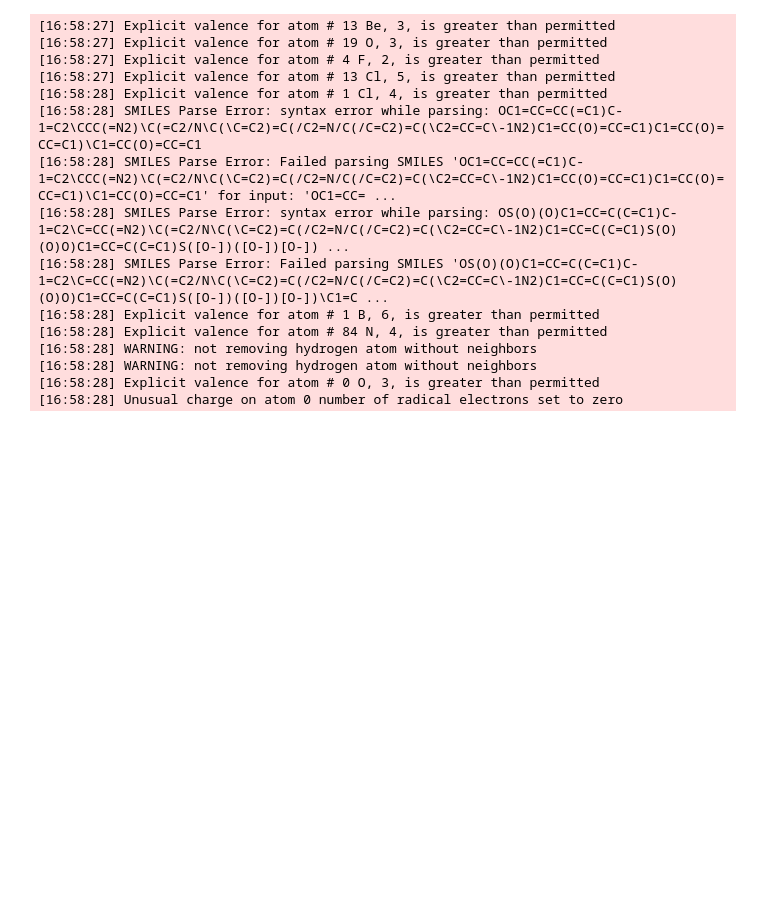
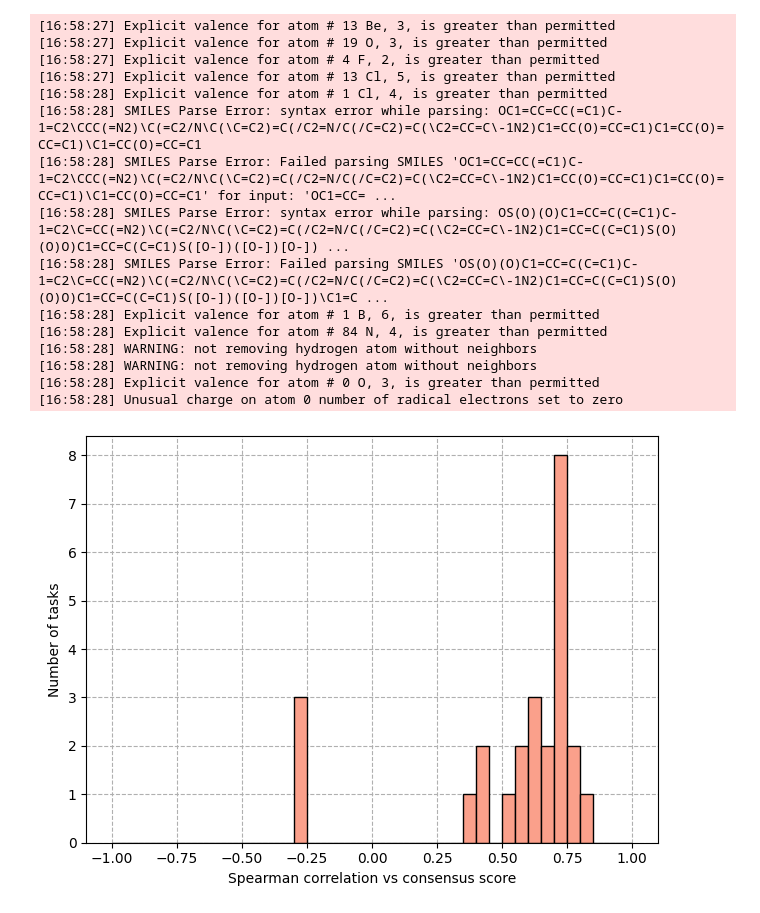
Before and after one commit to ersilia-os/chembl-antimicrobial-models, a Jupyter notebook: notebooks/get_random_DrugBank.ipynb, the cells around one changed output. Drawn from its saved outputs; the diff is of its cells as text; code cells hidden in the pictures; blank space fills up the shorter version.

Commit message:
correlations drugbank and prioritizing sets

```diff
--- a/notebooks/get_random_DrugBank.ipynb
+++ b/notebooks/get_random_DrugBank.ipynb
@@ -1,8 +1,13 @@
 # %%
 from rdkit.Chem import rdFingerprintGenerator
+import matplotlib.pyplot as plt
+import scipy.stats as ss
 from rdkit import Chem
 import pandas as pd
+import numpy as np
 import os
+
+plt.rcParamsDefault['figure.dpi'] = 150
 # %%
 # Get original DrugBank SMILES
 drugbank_smiles = pd.read_csv(os.path.join("../other/DrugBank/drugbank_smiles.csv"))['Smiles'].tolist()
@@ -39,0 +47,20 @@ with open(os.path.join("../other/models/model_example/framework/examples/run_inp
+# %%
+RESULTS = pd.read_csv(os.path.join("../other/models/model_example/framework/examples/run_output.csv"))
+columns = RESULTS.columns.tolist()
+consensus = RESULTS['0_consensus_score'].tolist()
+# %%
+correlations = []
+for col in columns[1:]:
+    correlations.append(ss.spearmanr(consensus, RESULTS[col].tolist()))
+correlations = [i.statistic for i in correlations]
+
+bins = [i for i in np.arange(-1, 1.0001, 0.05)]
+plt.hist(correlations, bins=bins, ec='k', zorder=2, color='#FAA08B')
+
+plt.ylabel('Number of tasks')
+plt.xlabel('Spearman correlation vs consensus score')
+plt.grid(linestyle='--')
+plt.tight_layout()
+plt.show()
+# %% [output]
+[figure, added]
```
Also changed, not shown: parts of 1 cell of this notebook, 1 other file.
